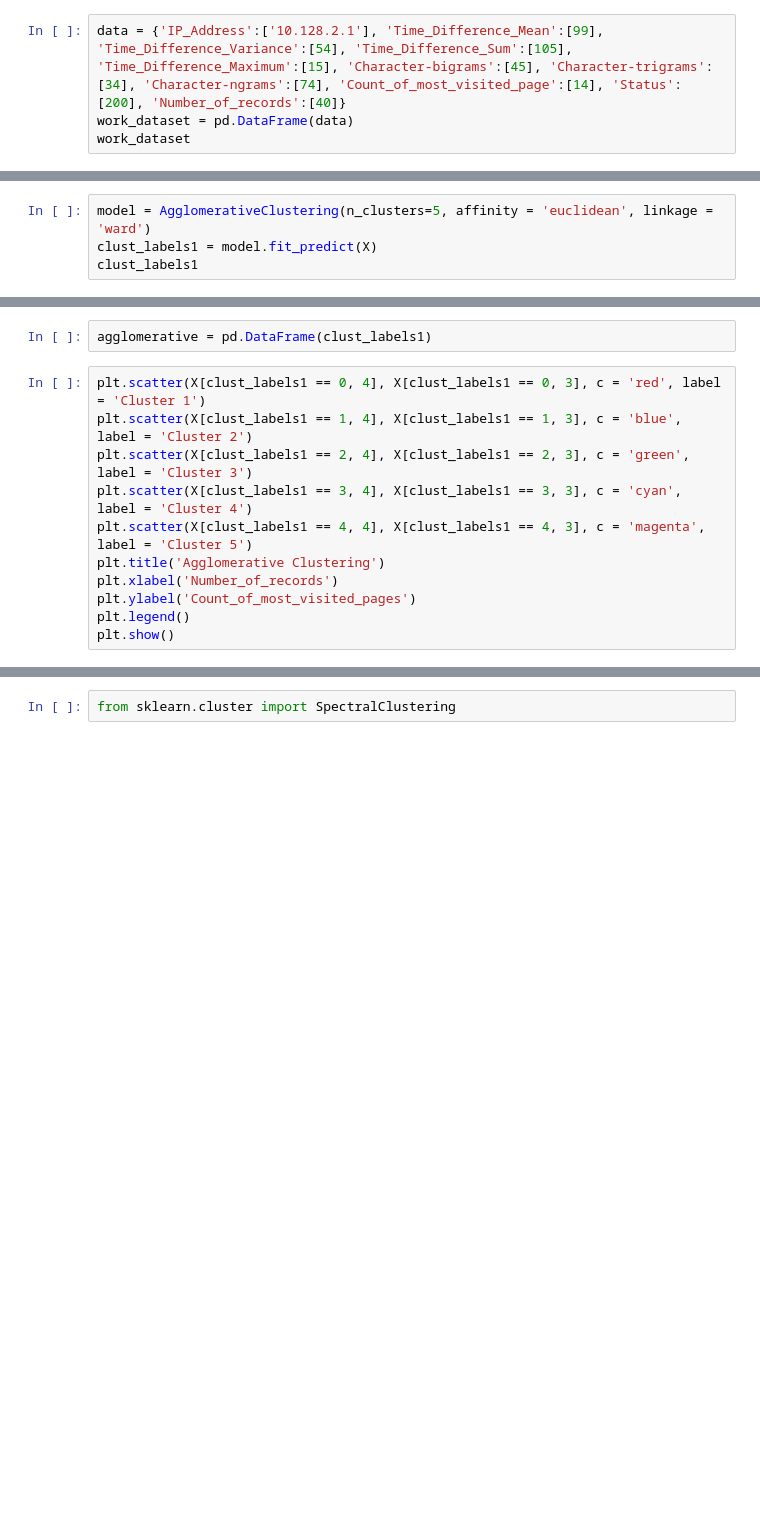
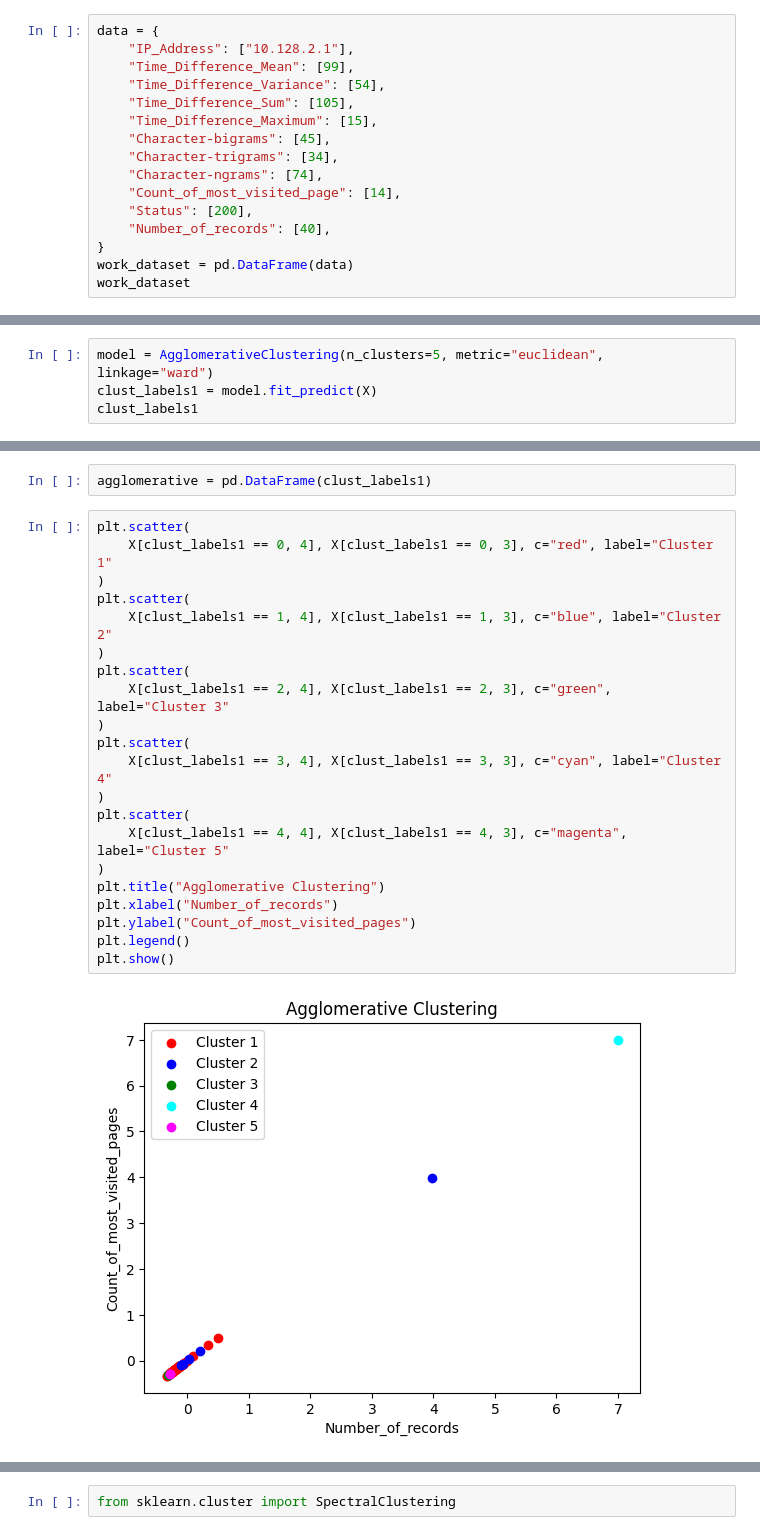
Before and after one commit to Aryanprakashh/Web-Server-log-processing, a Jupyter notebook: log_analysis.ipynb, the cells around one changed output, grey strips where cells are left out. Drawn from its saved outputs; the diff is of its cells as text; blank space fills up the shorter version.

```diff
--- a/log_analysis.ipynb
+++ b/log_analysis.ipynb
@@ -30,7 +30,19 @@ df.head()
 | 3 | 10.131.2.1 | [29/Nov/2017:06:59:04 | GET /js/vendor/moment.min.js HTTP... | 200 |
 | 4 | 10.130.2.1 | [29/Nov/2017:06:59:06 | GET /bootstrap-3.3.7/js/bootstrap... | 200 |
 # %%
-data = {'IP_Address':['10.128.2.1'], 'Time_Difference_Mean':[99], 'Time_Difference_Variance':[54], 'Time_Difference_Sum':[105], 'Time_Difference_Maximum':[15], 'Character-bigrams':[45], 'Character-trigrams':[34], 'Character-ngrams':[74], 'Count_of_most_visited_page':[14], 'Status':[200], 'Number_of_records':[40]}
+data = {
+    "IP_Address": ["10.128.2.1"],
+    "Time_Difference_Mean": [99],
+    "Time_Difference_Variance": [54],
+    "Time_Difference_Sum": [105],
+    "Time_Difference_Maximum": [15],
+    "Character-bigrams": [45],
+    "Character-trigrams": [34],
+    "Character-ngrams": [74],
+    "Count_of_most_visited_page": [14],
+    "Status": [200],
+    "Number_of_records": [40],
+}
 work_dataset = pd.DataFrame(data)
 work_dataset
 # %% [output]
@@ -264,6 +422,6 @@ plt.show()
 # %%
 from sklearn.cluster import AgglomerativeClustering, AffinityPropagation
 # %%
-model = AgglomerativeClustering(n_clusters=5, affinity = 'euclidean', linkage = 'ward')
+model = AgglomerativeClustering(n_clusters=5, metric="euclidean", linkage="ward")
 clust_labels1 = model.fit_predict(X)
 clust_labels1
@@ -270,14 +433,26 @@ clust_labels1
 # %%
 agglomerative = pd.DataFrame(clust_labels1)
 # %%
-plt.scatter(X[clust_labels1 == 0, 4], X[clust_labels1 == 0, 3], c = 'red', label = 'Cluster 1')
-plt.scatter(X[clust_labels1 == 1, 4], X[clust_labels1 == 1, 3], c = 'blue', label = 'Cluster 2')
-plt.scatter(X[clust_labels1 == 2, 4], X[clust_labels1 == 2, 3], c = 'green', label = 'Cluster 3')
-plt.scatter(X[clust_labels1 == 3, 4], X[clust_labels1 == 3, 3], c = 'cyan', label = 'Cluster 4')
-plt.scatter(X[clust_labels1 == 4, 4], X[clust_labels1 == 4, 3], c = 'magenta', label = 'Cluster 5')
-plt.title('Agglomerative Clustering')
-plt.xlabel('Number_of_records')
-plt.ylabel('Count_of_most_visited_pages')
+plt.scatter(
+    X[clust_labels1 == 0, 4], X[clust_labels1 == 0, 3], c="red", label="Cluster 1"
+)
+plt.scatter(
+    X[clust_labels1 == 1, 4], X[clust_labels1 == 1, 3], c="blue", label="Cluster 2"
+)
+plt.scatter(
+    X[clust_labels1 == 2, 4], X[clust_labels1 == 2, 3], c="green", label="Cluster 3"
+)
+plt.scatter(
+    X[clust_labels1 == 3, 4], X[clust_labels1 == 3, 3], c="cyan", label="Cluster 4"
+)
+plt.scatter(
+    X[clust_labels1 == 4, 4], X[clust_labels1 == 4, 3], c="magenta", label="Cluster 5"
+)
+plt.title("Agglomerative Clustering")
+plt.xlabel("Number_of_records")
+plt.ylabel("Count_of_most_visited_pages")
 plt.legend()
 plt.show()
+# %% [output]
+[figure, added]
 # %%
```
Also changed, not shown: parts of 27 cells of this notebook.
